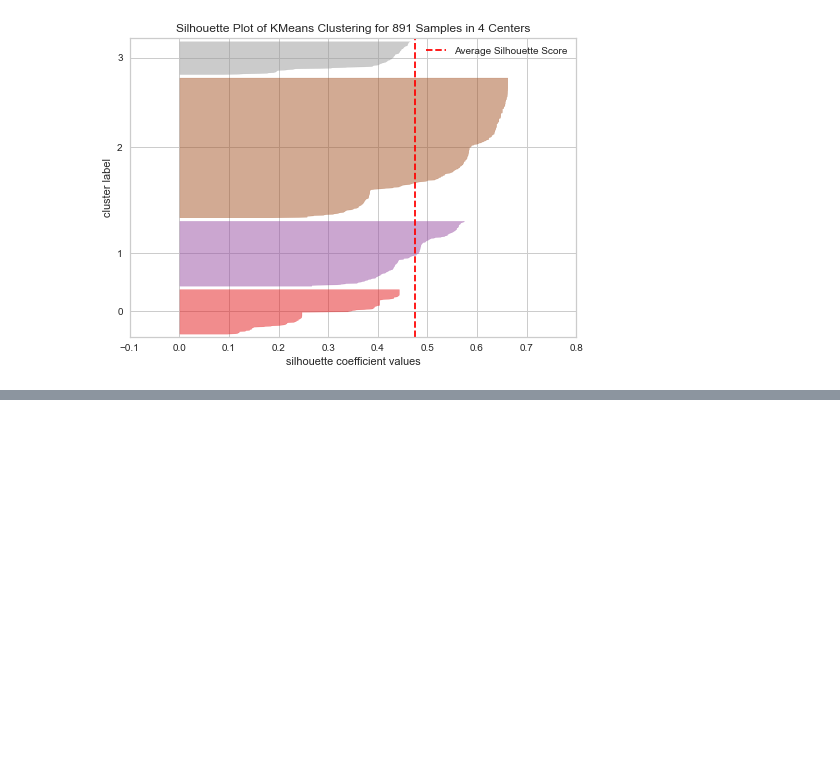
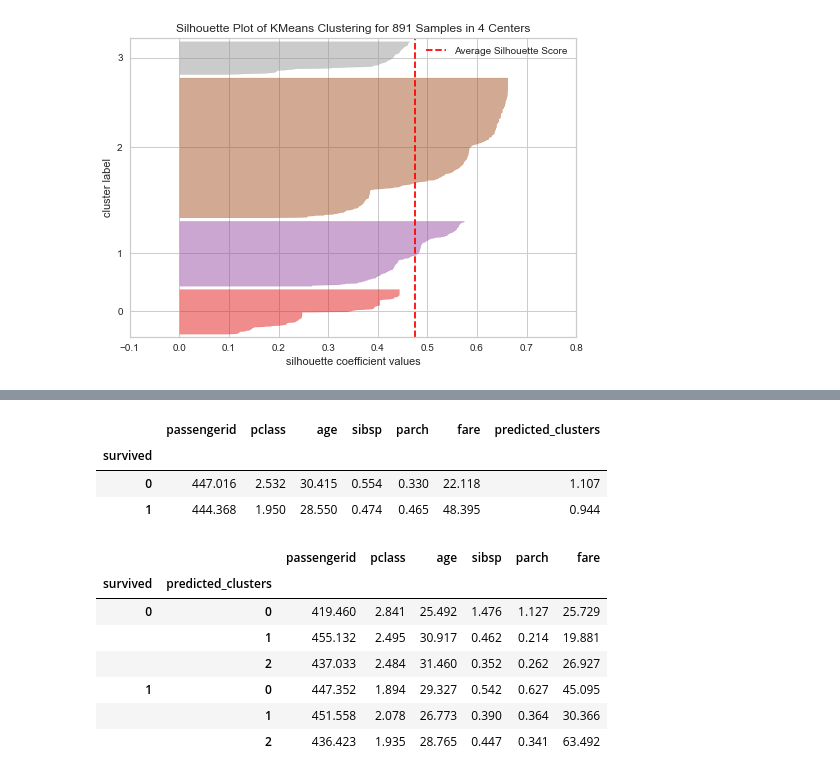
Before and after one commit to MEnesAkpinar/Titanic_Project_Prediction_with_ML, a Jupyter notebook: Titanic_Prediction_with_ML.ipynb, the cells around one changed output, grey strips where cells are left out. Saved outputs shown, nothing was run; the diff lists cells and outputs as text; code cells hidden in the pictures; blank space fills up the shorter version.

```diff
--- a/Titanic_Prediction_with_ML.ipynb
+++ b/Titanic_Prediction_with_ML.ipynb
@@ -1079,0 +1241,18 @@ visualizer.poof();
+# %%
+train.groupby('survived').mean()
+# %% [output]
+|  | passengerid | pclass | age | sibsp | parch | fare | predicted_clusters |
+| survived |  |  |  |  |  |  |  |
+| 0 | 447.016 | 2.532 | 30.415 | 0.554 | 0.330 | 22.118 | 1.107 |
+| 1 | 444.368 | 1.950 | 28.550 | 0.474 | 0.465 | 48.395 | 0.944 |
+# %%
+train.groupby(['survived','predicted_clusters']).mean()
+# %% [output]
+|  |  | passengerid | pclass | age | sibsp | parch | fare |
+| survived | predicted_clusters |  |  |  |  |  |  |
+| 0 | 0 | 419.460 | 2.841 | 25.492 | 1.476 | 1.127 | 25.729 |
+|  | 1 | 455.132 | 2.495 | 30.917 | 0.462 | 0.214 | 19.881 |
+|  | 2 | 437.033 | 2.484 | 31.460 | 0.352 | 0.262 | 26.927 |
+| 1 | 0 | 447.352 | 1.894 | 29.327 | 0.542 | 0.627 | 45.095 |
+|  | 1 | 451.558 | 2.078 | 26.773 | 0.390 | 0.364 | 30.366 |
+|  | 2 | 436.423 | 1.935 | 28.765 | 0.447 | 0.341 | 63.492 |
```
Also changed, not shown: parts of 30 cells of this notebook.
